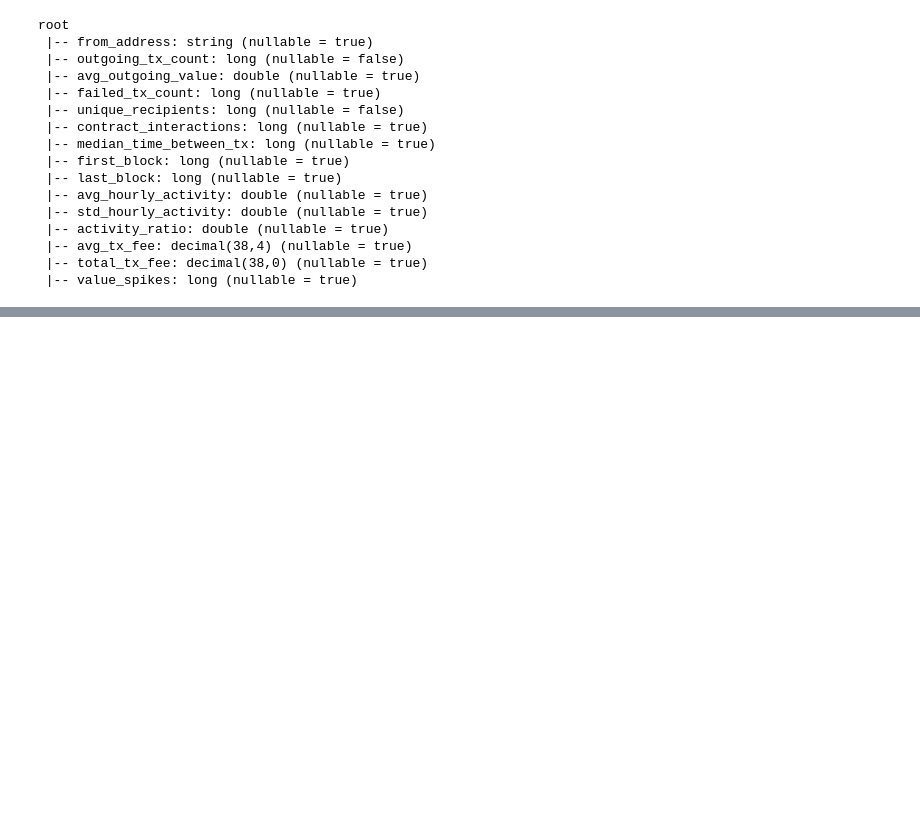
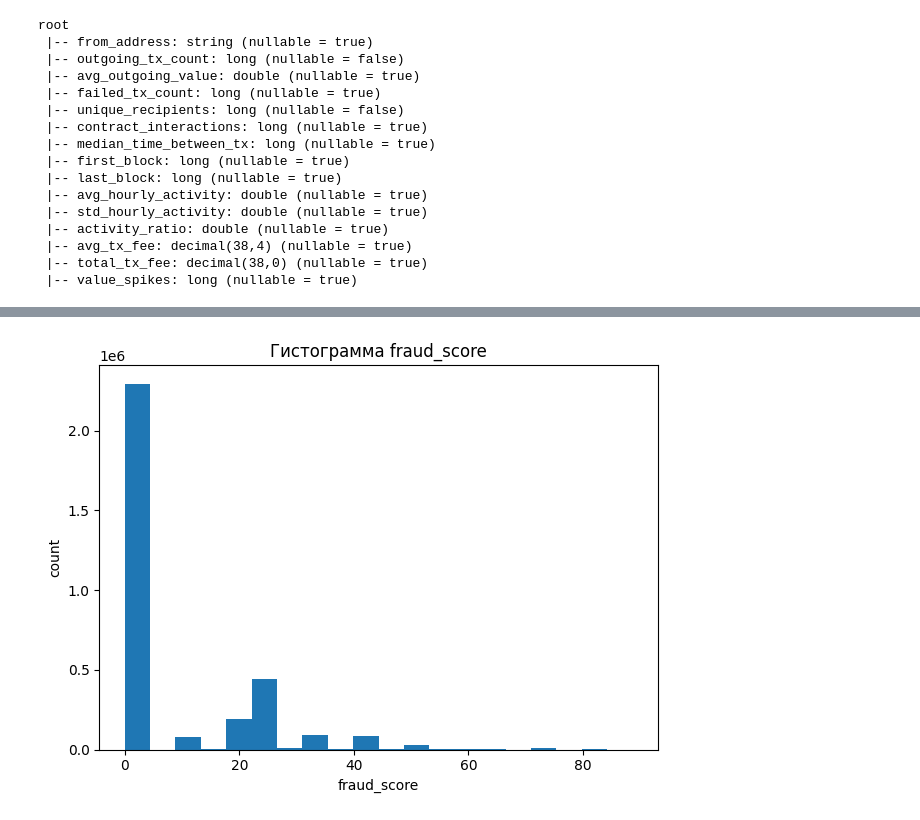
Before and after one commit to dyscarnate/blockchain-spark-analysis, a Jupyter notebook: block_analysis.ipynb, the cells around one changed output, grey strips where cells are left out. Drawn from its saved outputs; the diff is of its cells as text; code cells hidden in the pictures; blank space fills up the shorter version.

Commit message:
update notebook + build plots

```diff
--- a/block_analysis.ipynb
+++ b/block_analysis.ipynb
@@ -4,6 +4,8 @@ from pyspark.sql.functions import col, lag, unix_timestamp, avg, min, max, media
 from pyspark.sql.window import Window
 # %%
 spark = SparkSession.builder \
-                    .appName("Eth block analysis") \
-                    .getOrCreate()
+    .appName("MyApp") \
+    .config("spark.driver.memory", "10G") \
+    .config("spark.executor.memory", "10G") \
+    .config("spark.log.level", "ERROR").getOrCreate()
 # %% [output]
@@ -366,0 +431,12 @@ final_with_flags.filter(col("pingpong") == 1).count()
+# %%
+scores = [row['fraud_score'] for row in final_with_flags.select("fraud_score").collect()]
+
+plt.figure()
+plt.hist(scores, bins=20)
+plt.xlabel("fraud_score")
+plt.ylabel("count")
+plt.title("Гистограмма fraud_score")
+plt.tight_layout()
+plt.show()
+# %% [output]
+[figure, added]
```
Also changed, not shown: parts of 13 cells of this notebook.
